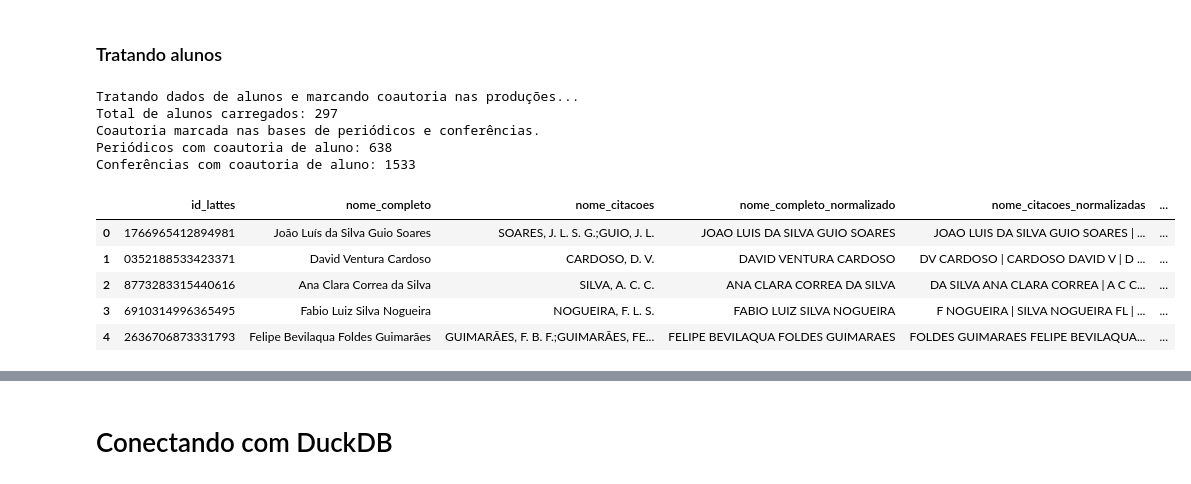
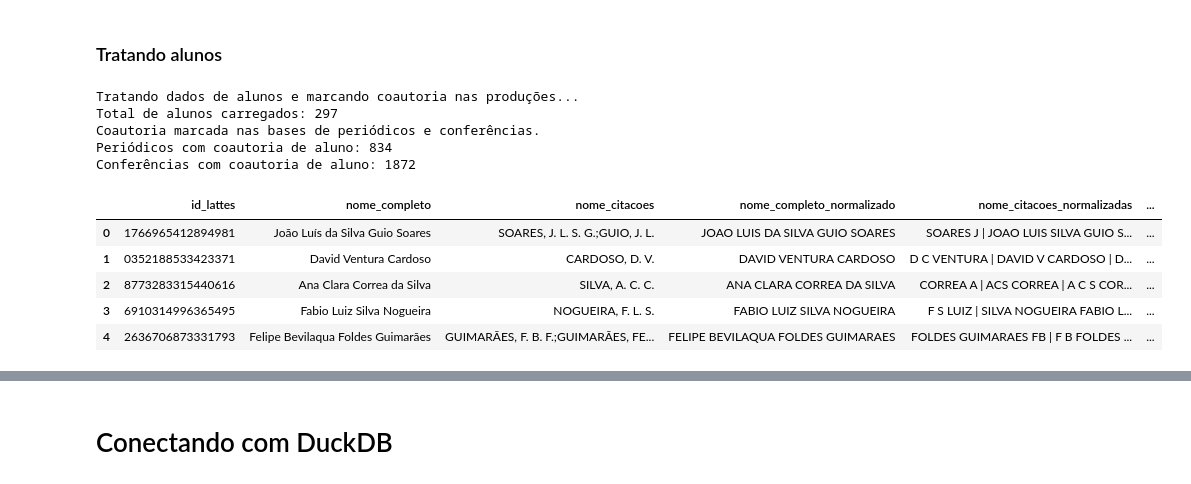
Before and after one commit to alobogiron/pesc_stats, a Jupyter notebook: analyse.ipynb, the cells around one changed output, grey strips where cells are left out. Cells and saved outputs as stored; diff of their text form; code cells hidden in the pictures.

Commit message:
adjust coautor and fix dashboard

```diff
--- a/analyse.ipynb
+++ b/analyse.ipynb
@@ -705,7 +705,7 @@ print(f"Total de linhas: {len(df_artigos_final)}")
 
 # Ordena as colunas finais
 colunas_finais = [
-    'id_lattes', 'titulo', 'revista', 'ano', 'doi', # Dados do Artigo
+    'id_lattes', 'titulo', 'revista', 'ano', 'doi', 'autores', # <--- 'autores' ADICIONADO AQUI
     'Scopus Source ID', 'Title', 'Percentile',
     'Scopus ASJC Code (Sub-subject Area)', 'Scopus Sub-Subject Area', 'E-ISSN', 'Print ISSN',
     'Computation Area'
@@ -1325,13 +1322,13 @@ def normalizar_texto(valor):
 def gerar_todas_abreviacoes(nome_completo_norm):
     """
     Gera exaustivamente todas as permutações acadêmicas de um nome normalizado,
-    cobrindo variações de sobrenome simples, composto, com preposição e diferentes
-    agrupamentos de iniciais.
+    cobrindo variações de sobrenomes intermediários (muito comum no Brasil),
+    sobrenomes compostos e nomes de batismo duplos.
     """
     preposicoes = {'DE', 'DA', 'DO', 'DAS', 'DOS', 'E'}
     partes_originais = nome_completo_norm.split()
 
-    # Remove preposições para não virarem iniciais (ex: "DA" virar "D")
+    # Remove preposições para não virarem iniciais
     partes_uteis = [p for p in partes_originais if p not in preposicoes]
 
     if len(partes_uteis) < 2:
@@ -1339,17 +1336,27 @@ def gerar_todas_abreviacoes(nome_completo_norm):
 
     variacoes = set([nome_completo_norm])
 
-    # 1. Define os possíveis blocos que podem ser considerados o "Sobrenome"
-    sobrenomes_alvo = [partes_uteis[-1]] # Padrão mais comum: Último nome
+    # 1. Define os possíveis blocos de "Sobrenome de Citação"
+    sobrenomes_alvo = []
 
+    # Adiciona o último nome (ex: CARNEIRO)
+    sobrenomes_alvo.append(partes_uteis[-1])
+
+    # Adiciona QUALQUER nome do meio como possível sobrenome principal (ex: MAUES, DIAS)
+    # Isso resolve o problema de alunos que assinam com o sobrenome materno
+    for i in range(1, len(partes_uteis) - 1):
+        sobrenomes_alvo.append(partes_uteis[i])
+
+    # Adiciona combinações compostas (ex: DIAS CARNEIRO)
     if len(partes_uteis) >= 3:
-        sobrenomes_alvo.append(f"{partes_uteis[-2]} {partes_uteis[-1]}") # Composto
+        sobrenomes_alvo.append(f"{partes_uteis[-2]} {partes_uteis[-1]}")
 
+    # Adiciona com a preposição original, se houver (ex: DE CARNEIRO)
     if len(partes_originais) >= 2 and partes_originais[-2] in preposicoes:
-        sobrenomes_alvo.append(f"{partes_originais[-2]} {partes_originais[-1]}") # Com preposição
+        sobrenomes_alvo.append(f"{partes_originais[-2]} {partes_originais[-1]}")
 
-    # 2. Combina cada possibilidade de sobrenome com as formatações do resto do nome
-    for sobrenome in sobrenomes_alvo:
+    # 2. Combina cada possibilidade de sobrenome com as iniciais do resto do nome
+    for sobrenome in set(sobrenomes_alvo):
         sobrenome_partes = sobrenome.split()
         resto = [p for p in partes_uteis if p not in sobrenome_partes]
 
@@ -1363,21 +1370,25 @@ def gerar_todas_abreviacoes(nome_completo_norm):
         iniciais_com_espaco = " ".join(iniciais)
         iniciais_sem_espaco = "".join(iniciais)
 
+        # Trata nomes de batismo compostos (ex: João Vítor -> "J V")
+        duas_iniciais = f"{iniciais[0]} {iniciais[1]}" if len(iniciais) > 1 else inicial_primeira
+
         primeiro_mais_iniciais = primeiro_nome
         if len(iniciais) > 1:
             primeiro_mais_iniciais += " " + " ".join(iniciais[1:])
 
-        # Blocos que representam os nomes de batismo
+        # Blocos que representam os nomes de batismo (antes do sobrenome)
         blocos_nome = [
-            iniciais_com_espaco,       # N C
-            iniciais_sem_espaco,       # NC
-            inicial_primeira,          # N
-            primeiro_nome,             # NATASHA
-            primeiro_mais_iniciais,    # NATASHA C
-            " ".join(resto)            # NATASHA COSTA
+            iniciais_com_espaco,       # J V D C
+            iniciais_sem_espaco,       # JVDC
+            inicial_primeira,          # J (Vai formar "MAUES J")
+            duas_iniciais,             # J V (Vai formar "MAUES J V")
+            primeiro_nome,             # JOAO
+            primeiro_mais_iniciais,    # JOAO V D C
+            " ".join(resto)            # JOAO VITOR DIAS CARNEIRO
         ]
 
-        # 3. Faz a permutação da Ordem
+        # 3. Faz a permutação da Ordem (Sobrenome Nome vs Nome Sobrenome)
         for bloco in set(blocos_nome):
             variacoes.add(f"{sobrenome} {bloco}")
             variacoes.add(f"{bloco} {sobrenome}")
@@ -1484,38 +1495,38 @@ def tem_coautoria_aluno(autores, variacoes_alunos):
 # Se a célula for reexecutada depois da etapa de renomeação, recupera os autores dos periódicos.
 if 'autores' not in df_artigos_final.columns and 'df_sucessos' in globals() and {'titulo', 'autores', 'id_lattes'}.issubset(df_sucessos.columns):
     df_artigos_final = df_artigos_final.merge(
         df_sucessos[['id_lattes', 'titulo', 'autores']].drop_duplicates(),
         left_on=['id_lattes', 'titulo_artigo'] if 'titulo_artigo' in df_artigos_final.columns else ['id_lattes', 'titulo'],
         right_on=['id_lattes', 'titulo'],
         how='left'
     )
     if 'titulo' in df_artigos_final.columns:
         df_artigos_final = df_artigos_final.drop(columns=['titulo'])
 
 
 variacoes_alunos = montar_lista_variacoes(df_alunos)
 
 for df_prod in [df_artigos_final, df_artigos_congresso_final]:
     if 'autores' in df_prod.columns:
         df_prod['coautoria_aluno'] = df_prod['autores'].apply(lambda autores: tem_coautoria_aluno(autores, variacoes_alunos))
     else:
         df_prod['coautoria_aluno'] = False
 
 print("Coautoria marcada nas bases de periódicos e conferências.")
 print(f"Periódicos com coautoria de aluno: {int(df_artigos_final['coautoria_aluno'].sum())}")
 print(f"Conferências com coautoria de aluno: {int(df_artigos_congresso_final['coautoria_aluno'].sum())}")
 
 display(df_alunos.head())
 # %% [output]
 Tratando dados de alunos e marcando coautoria nas produções...
 Total de alunos carregados: 297
 Coautoria marcada nas bases de periódicos e conferências.
-Periódicos com coautoria de aluno: 638
-Conferências com coautoria de aluno: 1533
+Periódicos com coautoria de aluno: 834
+Conferências com coautoria de aluno: 1872
 |  | id_lattes | nome_completo | nome_citacoes | nome_completo_normalizado | nome_citacoes_normalizadas | ... |
-| 0 | 1766965412894981 | João Luís da Silva Guio Soares | SOARES, J. L. S. G.;GUIO, J. L. | JOAO LUIS DA SILVA GUIO SOARES | JOAO LUIS DA SILVA GUIO SOARES | ... | ... |
-| 1 | 0352188533423371 | David Ventura Cardoso | CARDOSO, D. V. | DAVID VENTURA CARDOSO | DV CARDOSO | CARDOSO DAVID V | D ... | ... |
-| 2 | 8773283315440616 | Ana Clara Correa da Silva | SILVA, A. C. C. | ANA CLARA CORREA DA SILVA | DA SILVA ANA CLARA CORREA | A C C... | ... |
-| 3 | 6910314996365495 | Fabio Luiz Silva Nogueira | NOGUEIRA, F. L. S. | FABIO LUIZ SILVA NOGUEIRA | F NOGUEIRA | SILVA NOGUEIRA FL | ... | ... |
-| 4 | 2636706873331793 | Felipe Bevilaqua Foldes Guimarães | GUIMARÃES, F. B. F.;GUIMARÃES, FE... | FELIPE BEVILAQUA FOLDES GUIMARAES | FOLDES GUIMARAES FELIPE BEVILAQUA... | ... |
+| 0 | 1766965412894981 | João Luís da Silva Guio Soares | SOARES, J. L. S. G.;GUIO, J. L. | JOAO LUIS DA SILVA GUIO SOARES | SOARES J | JOAO LUIS SILVA GUIO S... | ... |
+| 1 | 0352188533423371 | David Ventura Cardoso | CARDOSO, D. V. | DAVID VENTURA CARDOSO | D C VENTURA | DAVID V CARDOSO | D... | ... |
+| 2 | 8773283315440616 | Ana Clara Correa da Silva | SILVA, A. C. C. | ANA CLARA CORREA DA SILVA | CORREA A | ACS CORREA | A C S COR... | ... |
+| 3 | 6910314996365495 | Fabio Luiz Silva Nogueira | NOGUEIRA, F. L. S. | FABIO LUIZ SILVA NOGUEIRA | F S LUIZ | SILVA NOGUEIRA FABIO L... | ... |
+| 4 | 2636706873331793 | Felipe Bevilaqua Foldes Guimarães | GUIMARÃES, F. B. F.;GUIMARÃES, FE... | FELIPE BEVILAQUA FOLDES GUIMARAES | FOLDES GUIMARAES FB | F B FOLDES ... | ... |
 # %%
```
Also changed, not shown: parts of 12 cells of this notebook, 2 other files.
